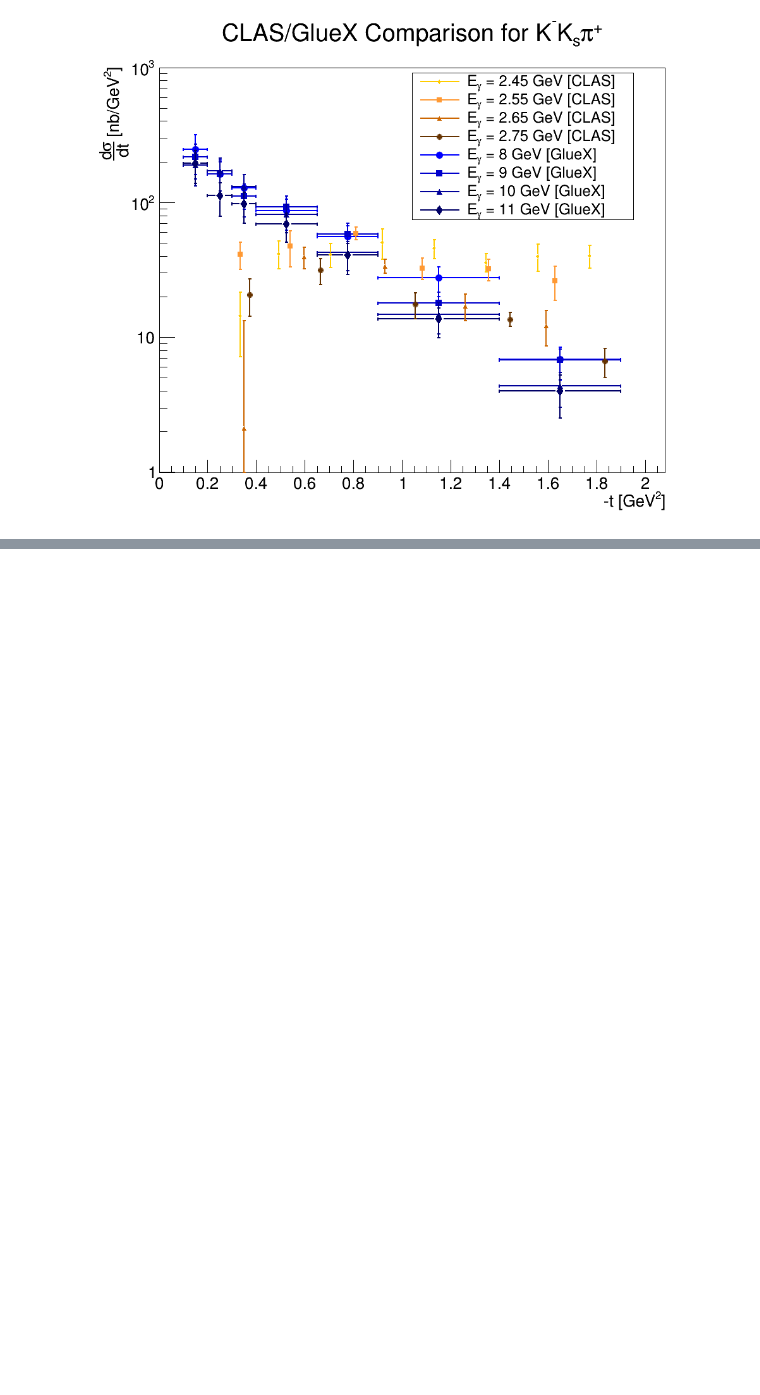
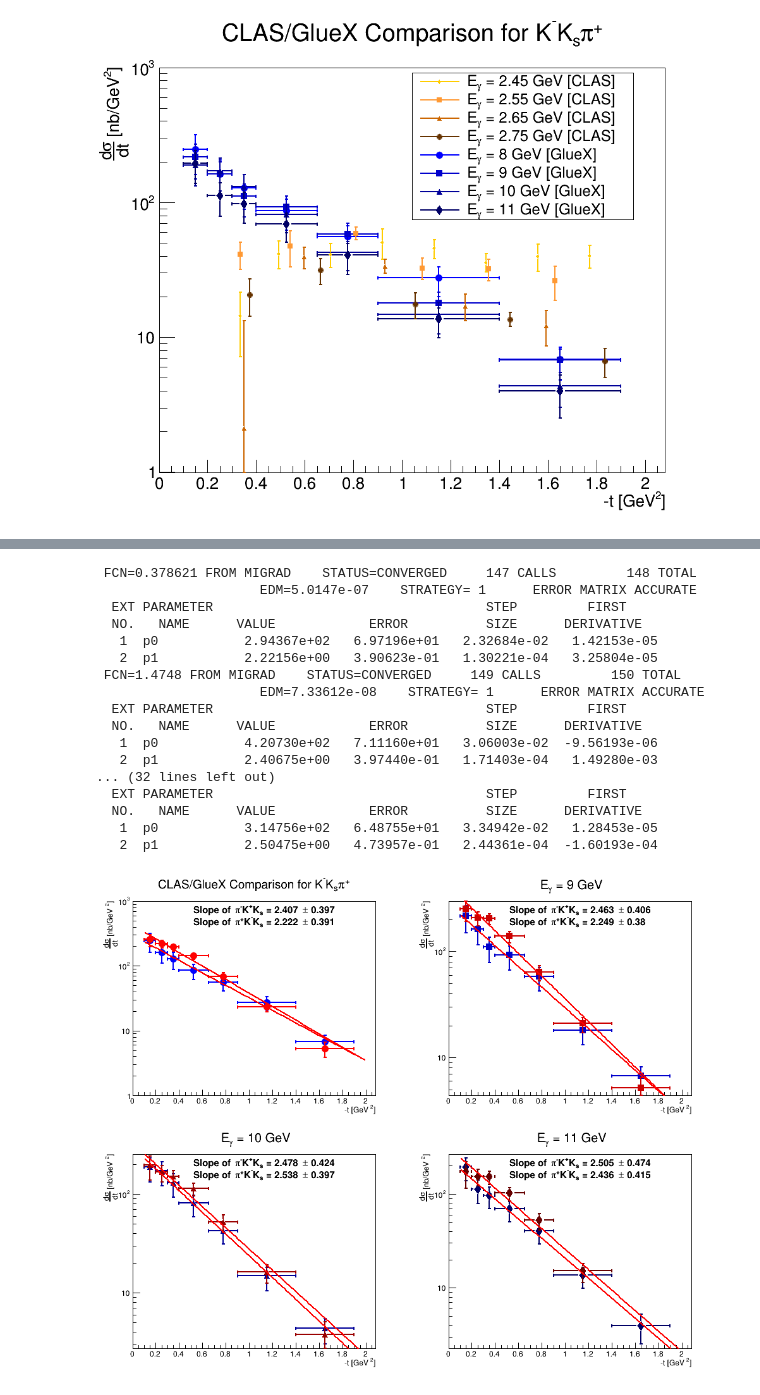
Before and after one commit to tylerviducic/gluex, a Jupyter notebook: scripts/crosssection/draw_cross_section_pol2_sys_errors.ipynb, the cells around one changed output, grey strips where cells are left out. Cells and saved outputs as stored; diff of their text form; code cells hidden in the pictures; blank space fills up the shorter version.

Commit message:
integrated cs and fitting slopes

```diff
--- a/scripts/crosssection/draw_cross_section_pol2_sys_errors.ipynb
+++ b/scripts/crosssection/draw_cross_section_pol2_sys_errors.ipynb
@@ -280,0 +348,44 @@ c.Draw()
+# %%
+c.Clear()
+c.Divide(2,2)
+
+sloped = []
+for i, graph in enumerate(pipkmks_graphs):
+    c.cd(i+1)
+    ROOT.gPad.SetLogy()
+    func_pip = ROOT.TF1('pipkmks_fit', '[0]*exp(-[1]*x)', 0.1, 2.0)
+    func_pim = ROOT.TF1('pimkpks_fit', '[0]*exp(-[1]*x)', 0.1, 2.0)
+    graph.Fit(func_pip, 'R')
+    pimkpks_graphs[i].Fit(func_pim, 'R')
+    graph.Draw('AP')
+    pimkpks_graphs[i].Draw('P')
+    func_pip.Draw('same')
+    func_pim.Draw('same')
+    # print(func.GetParameter(1))
+    # draw the slope for each cs on the plot
+    fit_params = ROOT.TLatex()
+    fit_params.SetTextSize(0.0425)
+    fit_params.DrawLatexNDC(0.3, 0.8, 'Slope of #pi^{+}K^{-}K_{s} = ' + '{} #pm {}'.format(round(func_pip.GetParameter(1), 3), round(func_pip.GetParError(1), 3)))
+    fit_params.DrawLatexNDC(0.3, 0.85, 'Slope of #pi^{-}K^{+}K_{s} = ' + '{} #pm {}'.format(round(func_pim.GetParameter(1), 3), round(func_pim.GetParError(1), 3)))
+    slopes.append(((func_pip.GetParameter(1), func_pip.GetParError(1)), ((func_pim.GetParameter(1), func_pim.GetParError(1))))
+    c.Update()
+c.Draw()
+# %% [output]
+ FCN=0.378621 FROM MIGRAD    STATUS=CONVERGED     147 CALLS         148 TOTAL
+                     EDM=5.0147e-07    STRATEGY= 1      ERROR MATRIX ACCURATE
+  EXT PARAMETER                                   STEP         FIRST
+  NO.   NAME      VALUE            ERROR          SIZE      DERIVATIVE
+   1  p0           2.94367e+02   6.97196e+01   2.32684e-02   1.42153e-05
+   2  p1           2.22156e+00   3.90623e-01   1.30221e-04   3.25804e-05
+ FCN=1.4748 FROM MIGRAD    STATUS=CONVERGED     149 CALLS         150 TOTAL
+                     EDM=7.33612e-08    STRATEGY= 1      ERROR MATRIX ACCURATE
+  EXT PARAMETER                                   STEP         FIRST
+  NO.   NAME      VALUE            ERROR          SIZE      DERIVATIVE
+   1  p0           4.20730e+02   7.11160e+01   3.06003e-02  -9.56193e-06
+   2  p1           2.40675e+00   3.97440e-01   1.71403e-04   1.49280e-03
+... (32 lines left out)
+  EXT PARAMETER                                   STEP         FIRST
+  NO.   NAME      VALUE            ERROR          SIZE      DERIVATIVE
+   1  p0           3.14756e+02   6.48755e+01   3.34942e-02   1.28453e-05
+   2  p1           2.50475e+00   4.73957e-01   2.44361e-04  -1.60193e-04
+[figure, added]
```
Also changed, not shown: parts of 4 cells of this notebook, 5 other files.
